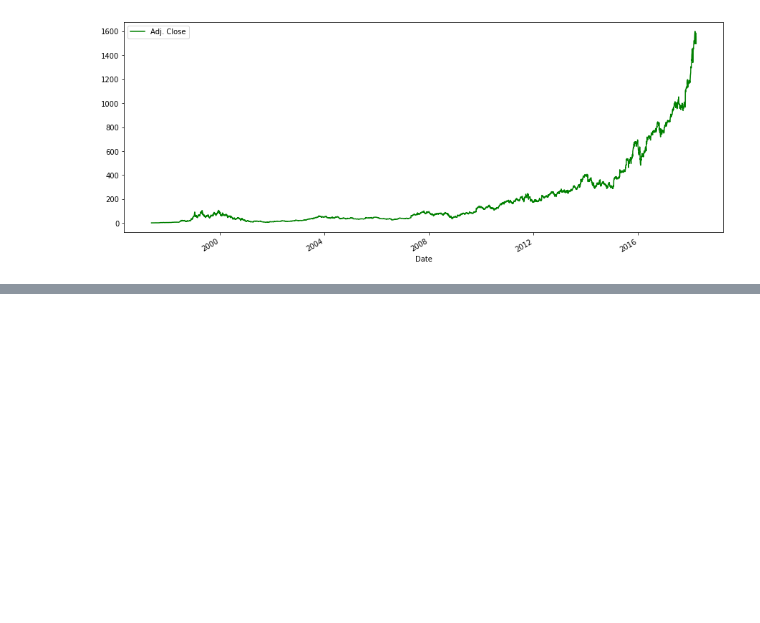
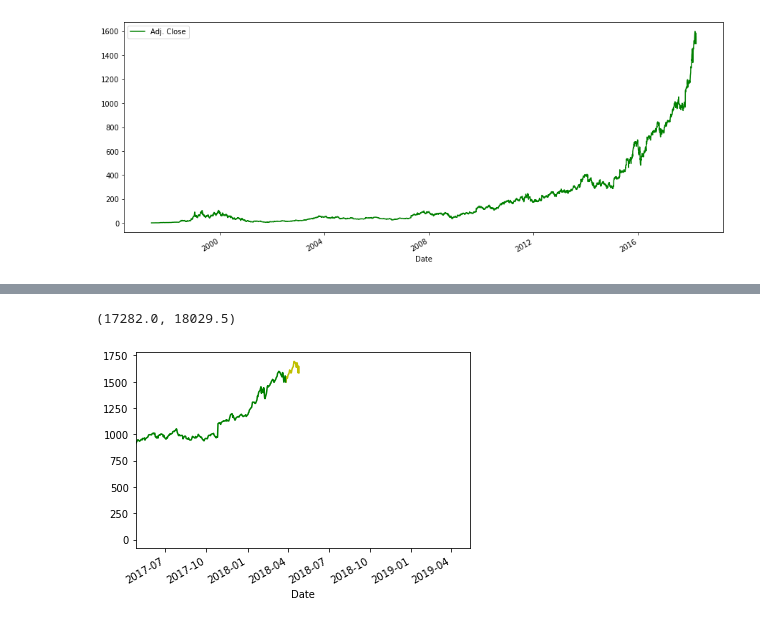
Before and after one commit to Baljot-cyber/Machine-learning-stockpicker, a Jupyter notebook: machine learning stock picker.ipynb, the cells around one changed output, grey strips where cells are left out. Drawn from its saved outputs; the diff is of its cells as text; code cells hidden in the pictures; blank space fills up the shorter version.

```diff
--- a/machine learning stock picker.ipynb
+++ b/machine learning stock picker.ipynb
@@ -53,0 +77,15 @@ array([1.54166667e+00, 1.51583333e+00, 1.58833333e+00, ...,
+# %%
+# visualizing our predicted results
+
+# getting 30 day dates ready for prediction
+dates = pd.date_range(start='2018-03-28', end='2018-04-26')
+
+# plotting graph
+plt.plot(dates, forecast_predicted, color='y')
+df['Adj. Close'].plot(color='g')
+
+# shifting dates to see prediction of next 30 days
+plt.xlim(xmin=datetime.date(2017,4,26))
+# %% [output]
+(17282.0, 18029.5)
+[figure, added]
```
Also changed, not shown: parts of 5 cells of this notebook.
